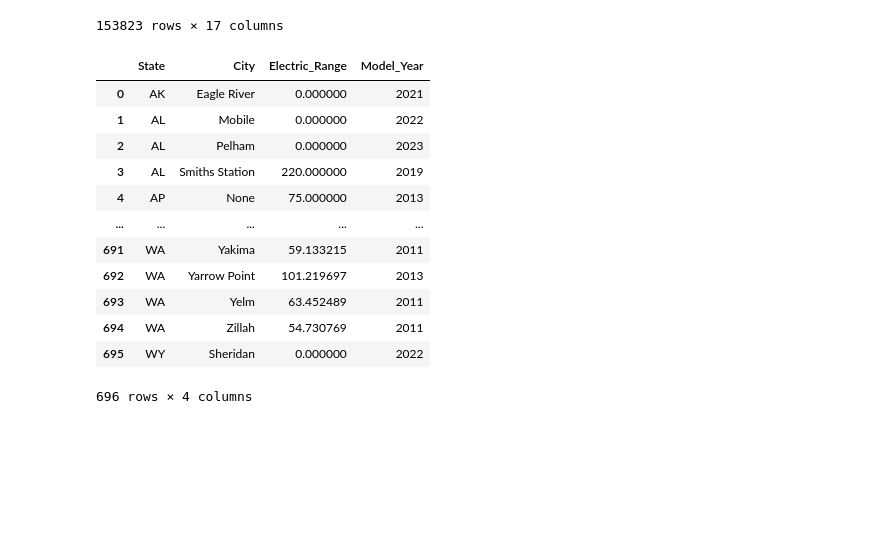
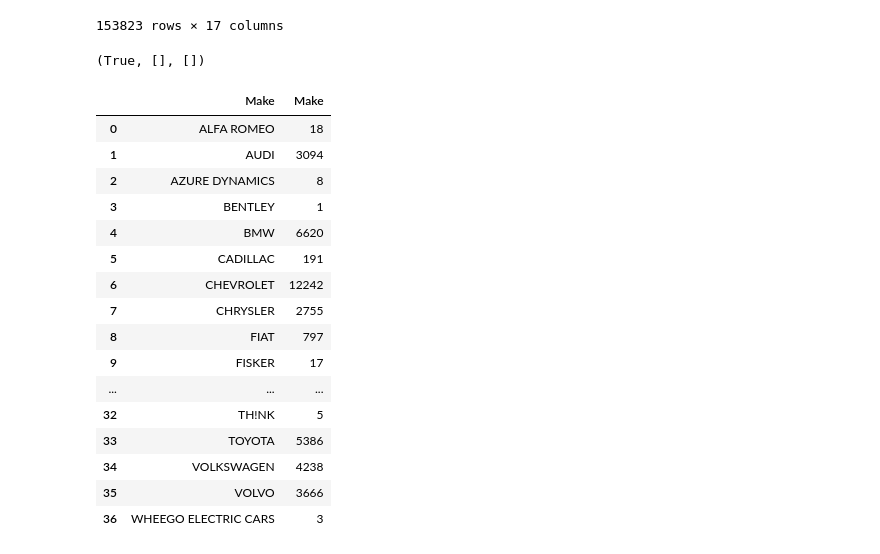
Before and after one commit to rillis/crud_sql_pandas, a Jupyter notebook: Test1.ipynb, the cells around one changed output. Drawn from its saved outputs; the diff is of its cells as text; code cells hidden in the pictures; blank space fills up the shorter version.

Commit message:
compare

```diff
--- a/Test1.ipynb
+++ b/Test1.ipynb
@@ -107,22 +119,30 @@ f
 | 153821 | 3FMTK3SU1M | King | Kent | WA | 98031.0 | 2021 | FORD | MUSTANG MACH-E | ... |
 | 153822 | 1N4AZ0CP0D | Pierce | Tacoma | WA | 98407.0 | 2013 | NISSAN | LEAF | ... |
 153823 rows × 17 columns
+# %%
+_compare(df, df)
+# %% [output]
+(True, [], [])
 # %%
-_summarize(df, ["State", "City"], {"Electric_Range": "avg", "Model_Year": "min"})
+_summarize(df, ["Make"], {"Make": "count"})
 # %% [output]
-|  | State | City | Electric_Range | Model_Year |
-| 0 | AK | Eagle River | 0.000000 | 2021 |
-| 1 | AL | Mobile | 0.000000 | 2022 |
-| 2 | AL | Pelham | 0.000000 | 2023 |
-| 3 | AL | Smiths Station | 220.000000 | 2019 |
-| 4 | AP | None | 75.000000 | 2013 |
-| ... | ... | ... | ... | ... |
-| 691 | WA | Yakima | 59.133215 | 2011 |
-| 692 | WA | Yarrow Point | 101.219697 | 2013 |
-| 693 | WA | Yelm | 63.452489 | 2011 |
-| 694 | WA | Zillah | 54.730769 | 2011 |
-| 695 | WY | Sheridan | 0.000000 | 2022 |
+|  | Make | Make |
+| 0 | ALFA ROMEO | 18 |
+| 1 | AUDI | 3094 |
+| 2 | AZURE DYNAMICS | 8 |
+| 3 | BENTLEY | 1 |
+| 4 | BMW | 6620 |
+| 5 | CADILLAC | 191 |
+| 6 | CHEVROLET | 12242 |
+| 7 | CHRYSLER | 2755 |
+| 8 | FIAT | 797 |
+| 9 | FISKER | 17 |
+| ... | ... | ... |
+| 32 | TH!NK | 5 |
+| 33 | TOYOTA | 5386 |
+| 34 | VOLKSWAGEN | 4238 |
+| 35 | VOLVO | 3666 |
+| 36 | WHEEGO ELECTRIC CARS | 3 |
-696 rows × 4 columns
 # %%
 states
 # %% [output]
```
Also changed, not shown: parts of 5 cells of this notebook.
